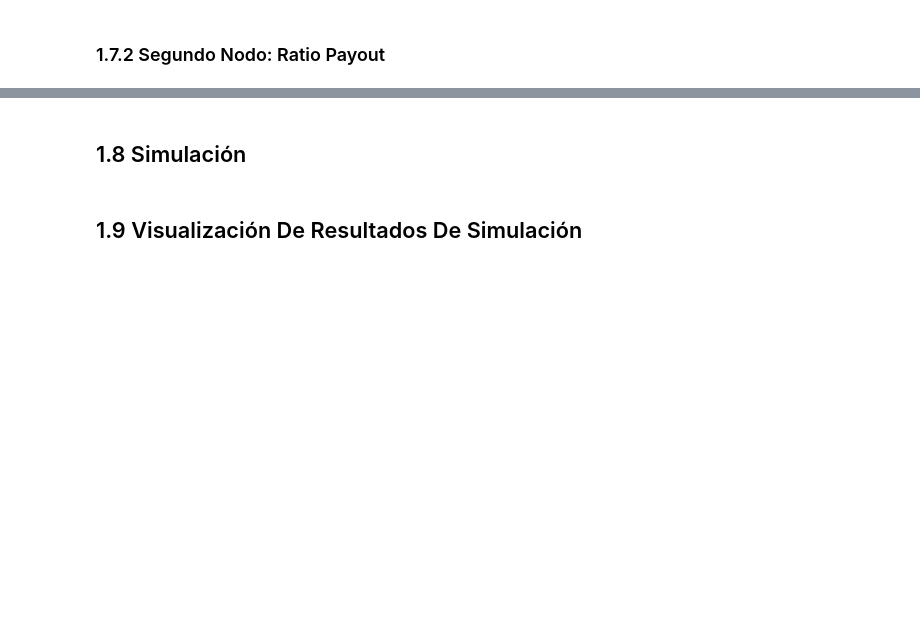
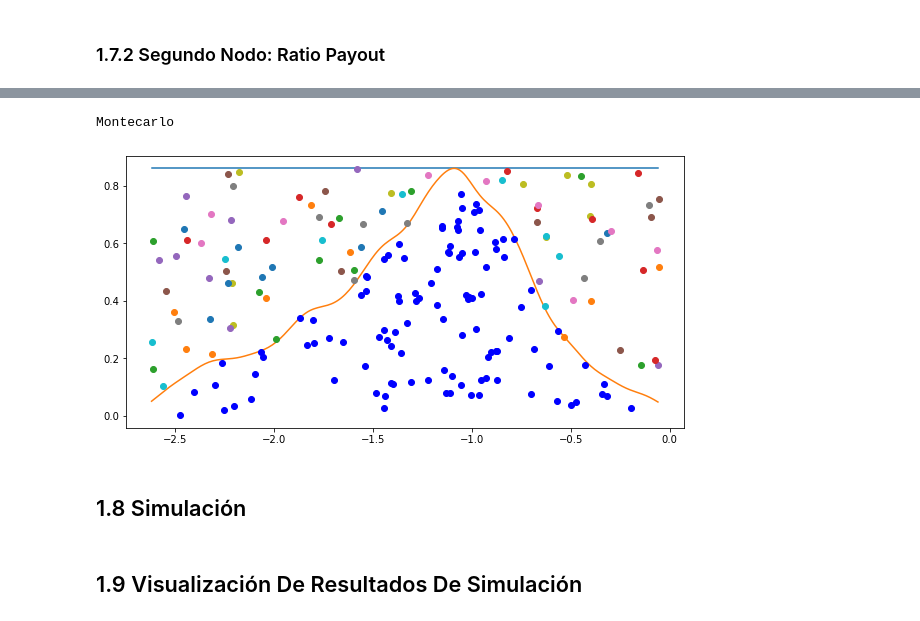
Before and after one commit to EMarquez7/Proyecto_DALopez_EMarquez, a Jupyter notebook: ProyectoModulo1_LazarenoD_DelgadoE.ipynb, the cells around one changed output, grey strips where cells are left out. Saved outputs shown, nothing was run; the diff lists cells and outputs as text; code cells hidden in the pictures; blank space fills up the shorter version.

```diff
--- a/ProyectoModulo1_LazarenoD_DelgadoE.ipynb
+++ b/ProyectoModulo1_LazarenoD_DelgadoE.ipynb
@@ -278,3 +299,14 @@ Montecarlo
+# %%
+max_f2 = f_data2(optimize.fmin(lambda x : -f_data2(x), 0, disp=False))
+t2 = lambda x : np.ones(len(x)) * max_f2
+
+plt.figure(figsize = (10, 5))
+plt.plot(xgrid2, t2(xgrid2), label = "t(x)")
+plt.plot(xgrid2, f_data2(xgrid2), label = "f(x)")
+x1, x2 = acceptanceRejection(f_data2, t2, [data2_min, data2_max], 100, "Montecarlo", plot = True)
+# %% [output]
+Montecarlo
+[figure, added]
 # %% [markdown]
 ## 1.8 Simulación
 # %% [markdown]
```
Also changed, not shown: parts of 5 cells of this notebook, 6 other files.
